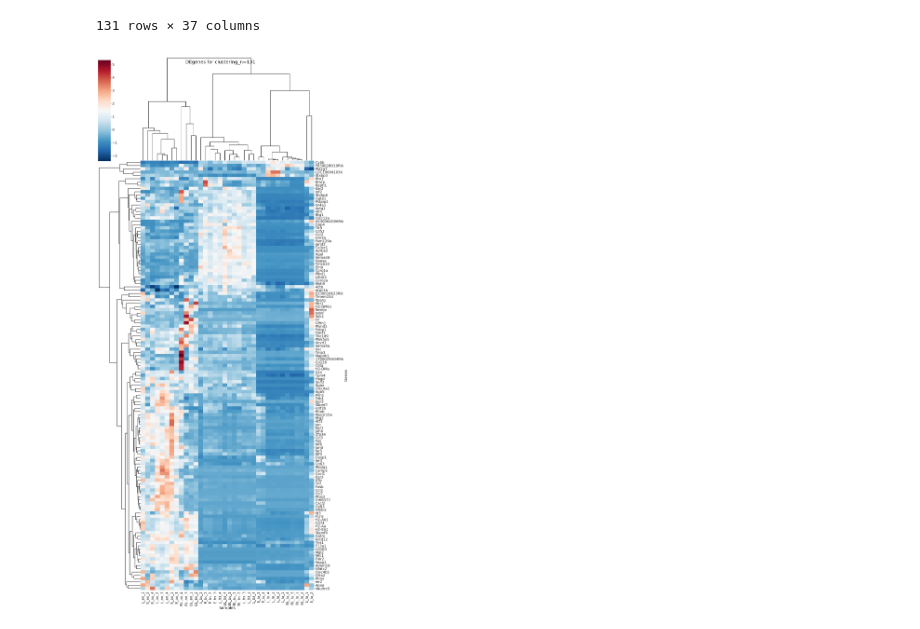
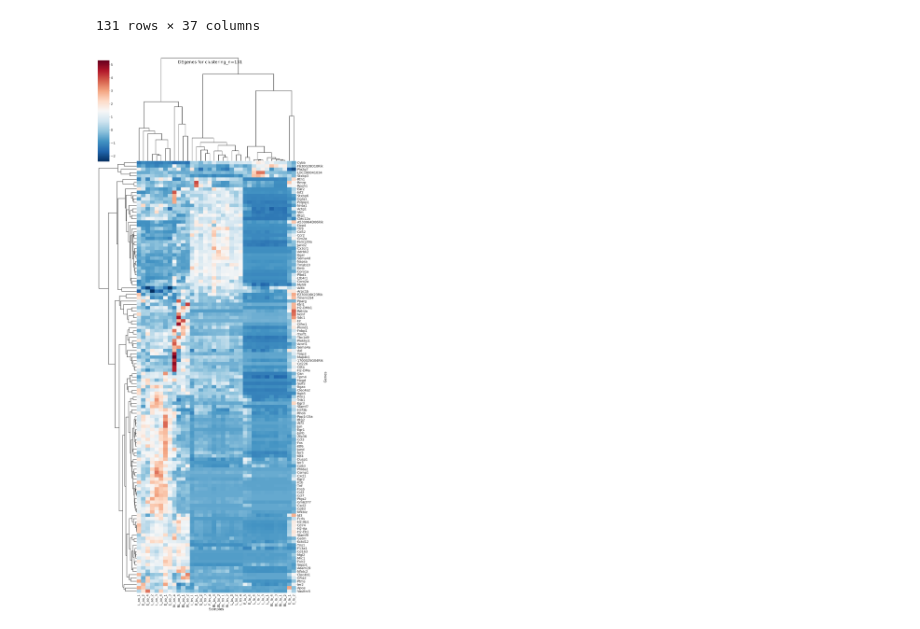
Before and after one commit to anuprulez/athero_clustering, a Jupyter notebook: Genes_Normalised_counts_clustering.ipynb, the cells around one changed output. Saved outputs shown, nothing was run; the diff lists cells and outputs as text; code cells hidden in the pictures.

```diff
--- a/Genes_Normalised_counts_clustering.ipynb
+++ b/Genes_Normalised_counts_clustering.ipynb
@@ -28,26 +29,27 @@ y_labels = normalised_counts_all_genes["Gene"].tolist()
 normalised_counts_all_genes = normalised_counts_all_genes.drop(columns=['Gene'])
 # %%
 sns.set(font_scale=2.25)
-fig_size = (25,55)
+fig_size = (25,60)
 
-g = sns.clustermap(normalised_counts_all_genes,
+def plot_cluster_genes(dataframe, z_score, file_name):
+    g = sns.clustermap(dataframe,
                    row_cluster=True,
                    cmap="RdBu_r",
                    xticklabels='auto',
                    yticklabels=y_labels,
                    figsize=fig_size,
                    metric='cosine',
-                   z_score=0,
+                   z_score=z_score,
                   )
 
-g.fig.suptitle('DEgenes for clustering_n=131')
-g.ax_heatmap.set_xlabel("Samples")
-g.ax_heatmap.set_ylabel("Genes")
+    g.fig.suptitle('DEgenes for clustering_n=131')
+    g.ax_heatmap.set_xlabel("Samples")
+    g.ax_heatmap.set_ylabel("Genes")
 
-for a in g.ax_col_dendrogram.collections:
-    a.set_linewidth(3)
+    for a in g.ax_col_dendrogram.collections:
+        a.set_linewidth(3)
 
-for a in g.ax_row_dendrogram.collections:
-    a.set_linewidth(3)
+    for a in g.ax_row_dendrogram.collections:
+        a.set_linewidth(3)
+    g.savefig('{}.pdf'.format(file_name), dpi=300, figsize=fig_size)
+    g.savefig('{}.png'.format(file_name), dpi=300, figsize=fig_size)
-# %% [output]
-[figure, removed]
@@ -56,0 +56,4 @@ g.savefig('heatmap_with_Seaborn_clustermap_python.png', dpi=300, figsize=fig_siz
+# %%
+plot_cluster_genes(normalised_counts_all_genes, 0, "heatmap_with_Seaborn_clustermap_python")
+# %% [output]
+[figure, added]
```
Also changed, not shown: parts of 3 cells of this notebook, 4 other files.
